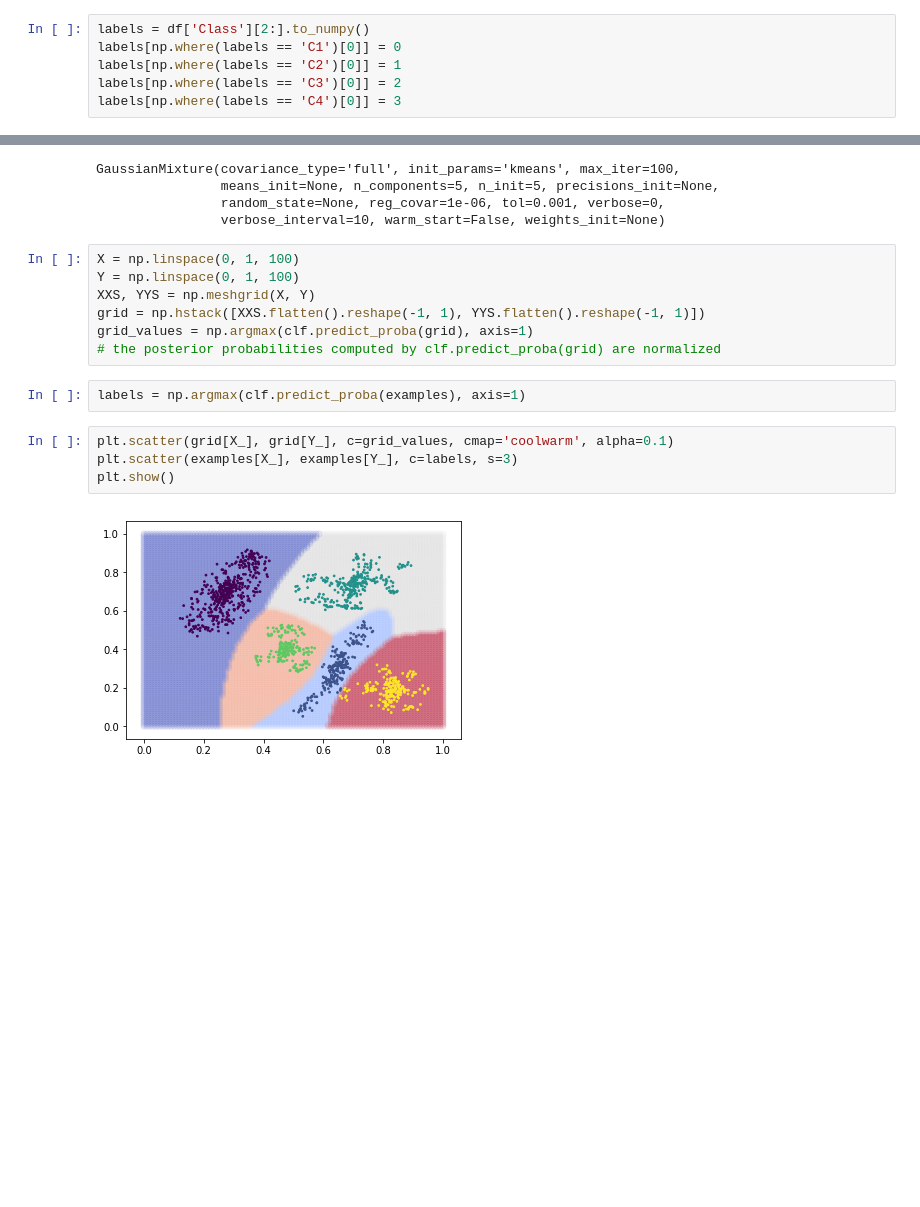
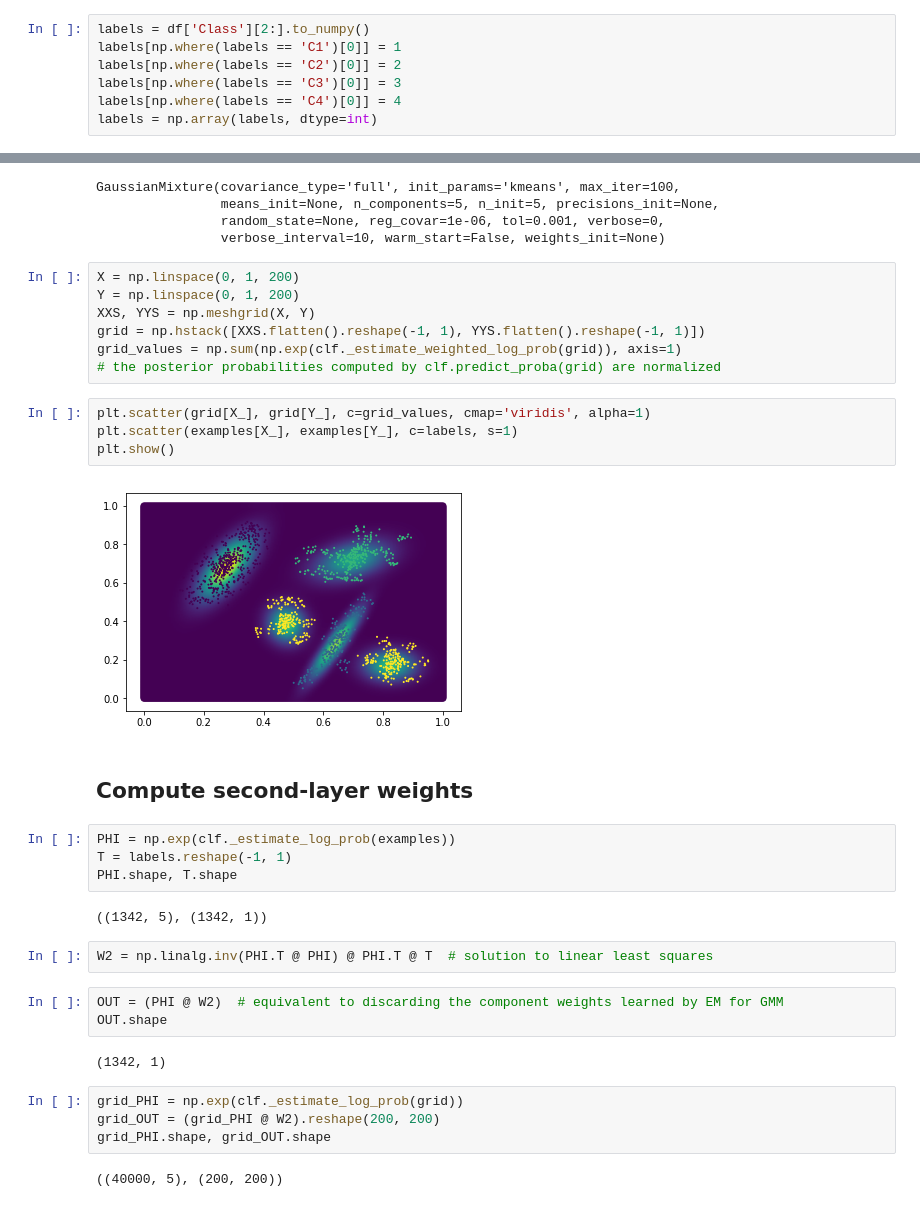
Before and after one commit to zhihanyang2022/bishop1995_notes, a Jupyter notebook: c5_radial_basis_functions/rbfn_gmm_and_linear.ipynb, the cells around one changed output, grey strips where cells are left out. Drawn from its saved outputs; the diff is of its cells as text; blank space fills up the shorter version.

Commit message:
Worked on c5 gmm + linear least squares

```diff
--- a/c5_radial_basis_functions/rbfn_gmm_and_linear.ipynb
+++ b/c5_radial_basis_functions/rbfn_gmm_and_linear.ipynb
@@ -22,9 +23,10 @@ warnings.filterwarnings('ignore')
 examples = df[['x', 'y']][2:].convert_objects(convert_numeric=True).to_numpy()
 # %%
 labels = df['Class'][2:].to_numpy()
-labels[np.where(labels == 'C1')[0]] = 0
-labels[np.where(labels == 'C2')[0]] = 1
-labels[np.where(labels == 'C3')[0]] = 2
-labels[np.where(labels == 'C4')[0]] = 3
+labels[np.where(labels == 'C1')[0]] = 1
+labels[np.where(labels == 'C2')[0]] = 2
+labels[np.where(labels == 'C3')[0]] = 3
+labels[np.where(labels == 'C4')[0]] = 4
+labels = np.array(labels, dtype=int)
 # %%
 plt.scatter(examples[X_], examples[Y_], c=labels, s=3)
@@ -47,17 +45,36 @@ GaussianMixture(covariance_type='full', init_params='kmeans', max_iter=100,
                 random_state=None, reg_covar=1e-06, tol=0.001, verbose=0,
                 verbose_interval=10, warm_start=False, weights_init=None)
 # %%
-X = np.linspace(0, 1, 100)
-Y = np.linspace(0, 1, 100)
+X = np.linspace(0, 1, 200)
+Y = np.linspace(0, 1, 200)
 XXS, YYS = np.meshgrid(X, Y)
 grid = np.hstack([XXS.flatten().reshape(-1, 1), YYS.flatten().reshape(-1, 1)])
-grid_values = np.argmax(clf.predict_proba(grid), axis=1)
+grid_values = np.sum(np.exp(clf._estimate_weighted_log_prob(grid)), axis=1)
 # the posterior probabilities computed by clf.predict_proba(grid) are normalized
-# %%
-labels = np.argmax(clf.predict_proba(examples), axis=1)
 # %%
-plt.scatter(grid[X_], grid[Y_], c=grid_values, cmap='coolwarm', alpha=0.1)
-plt.scatter(examples[X_], examples[Y_], c=labels, s=3)
+plt.scatter(grid[X_], grid[Y_], c=grid_values, cmap='viridis', alpha=1)
+plt.scatter(examples[X_], examples[Y_], c=labels, s=1)
 plt.show()
 # %% [output]
-[figure, old version]
+[figure, new version]
+# %% [markdown]
+## Compute second-layer weights
+# %%
+PHI = np.exp(clf._estimate_log_prob(examples))
+T = labels.reshape(-1, 1)
+PHI.shape, T.shape
+# %% [output]
+((1342, 5), (1342, 1))
+# %%
+W2 = np.linalg.inv(PHI.T @ PHI) @ PHI.T @ T  # solution to linear least squares
+# %%
+OUT = (PHI @ W2)  # equivalent to discarding the component weights learned by EM for GMM
+OUT.shape
+# %% [output]
+(1342, 1)
+# %%
+grid_PHI = np.exp(clf._estimate_log_prob(grid))
+grid_OUT = (grid_PHI @ W2).reshape(200, 200)
+grid_PHI.shape, grid_OUT.shape
+# %% [output]
+((40000, 5), (200, 200))
```
Also changed, not shown: parts of 4 cells of this notebook.
